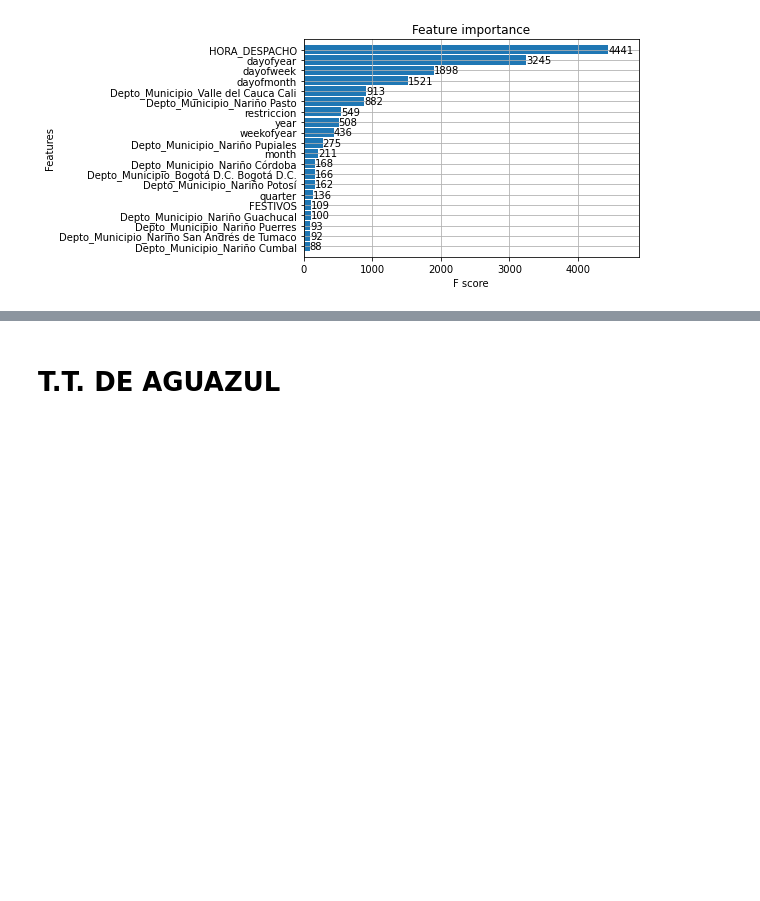
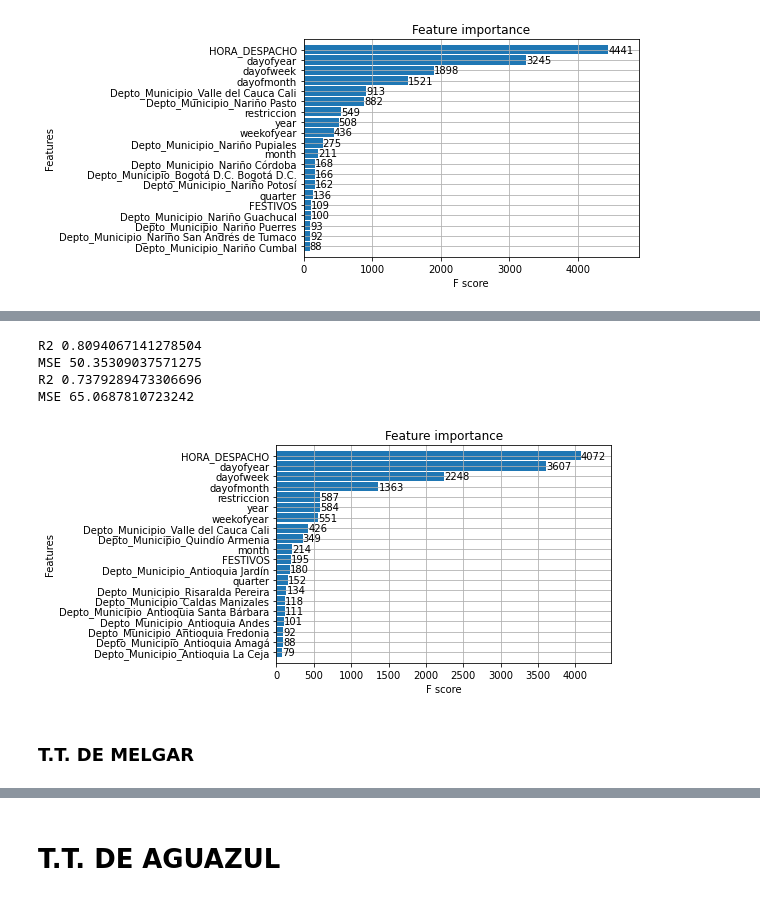
Before and after one commit to jarubios/passengers_predict_Team86, a Jupyter notebook: Model_XGBoost_Terminal.ipynb, the cells around one changed output, grey strips where cells are left out. Drawn from its saved outputs; the diff is of its cells as text; code cells hidden in the pictures; blank space fills up the shorter version.

```diff
--- a/Model_XGBoost_Terminal.ipynb
+++ b/Model_XGBoost_Terminal.ipynb
@@ -2341,0 +2598,20 @@ pickle.dump(model_ipiales, open(file_name, "wb"))
+# %%
+# 2. Model
+
+# Split data in features and target values
+x_medellin_s=data_medellin_s.drop(['PASAJEROS','FECHA_DESPACHO','DEPARTAMENTO_DESTINO','MUNICIPIO_DESTINO'], axis=1)
+y_medellin_s=data_medellin_s['PASAJEROS']
+
+# Encoding categorical data
+x_medellin_s_encoded=pd.get_dummies(x_medellin_s, columns=["Depto_Municipio"])
+
+# Data training and data test
+x_train_medellin_s, x_test_medellin_s, y_train_medellin_s, y_test_medellin_s = train_test_split(x_medellin_s_encoded,y_medellin_s,test_size=0.2,random_state=42)
+print(x_train_medellin_s.shape)
+print(x_test_medellin_s.shape)
+
+# define model
+model_medellin_s = XGBRegressor(objective ='reg:squarederror', n_estimators = 300, seed = 123)
+
+# fit model
+model_medellin_s.fit(x_train_medellin_s, y_train_medellin_s)
@@ -2341,0 +2630,20 @@ pickle.dump(model_ipiales, open(file_name, "wb"))
+# %%
+# 3. Evaluate the model
+
+# Feature importance
+xgb.plot_importance(model_medellin_s, ax=plt.gca(),max_num_features=20, height = 0.9)
+
+# Metrics
+predtrain_medellin_s = model_medellin_s.predict(x_train_medellin_s)
+print('R2',r2_score(y_train_medellin_s,predtrain_medellin_s))
+print('MSE',mean_squared_error(y_train_medellin_s,predtrain_medellin_s))
+
+predtest_medellin_s=model_medellin_s.predict(x_test_medellin_s)
+print('R2',r2_score(y_test_medellin_s,predtest_medellin_s))
+print('MSE',mean_squared_error(y_test_medellin_s,predtest_medellin_s))
+# %% [output]
+R2 0.8094067141278504
+MSE 50.35309037571275
+R2 0.7379289473306696
+MSE 65.0687810723242
+[figure, added]
@@ -2341,0 +2656,2 @@ pickle.dump(model_ipiales, open(file_name, "wb"))
+# %% [markdown]
+### T.T. DE MELGAR
```
Also changed, not shown: parts of 242 cells of this notebook.
